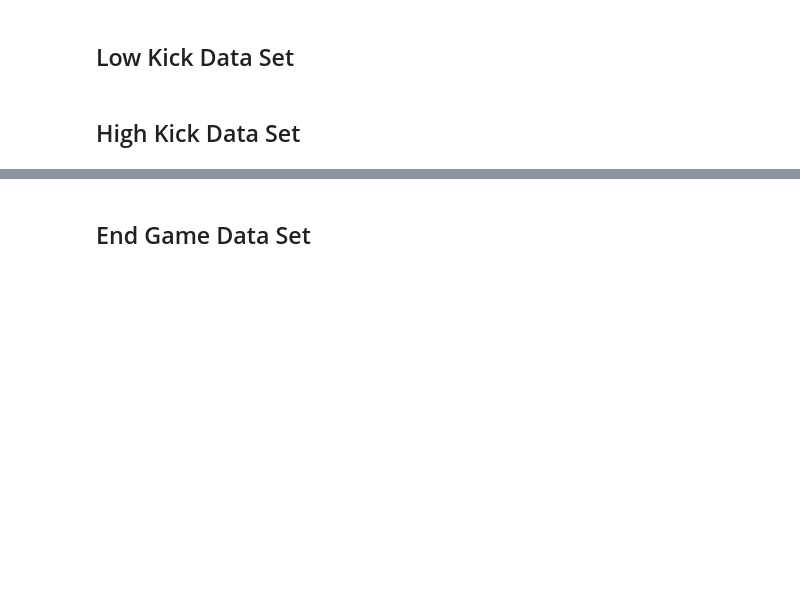
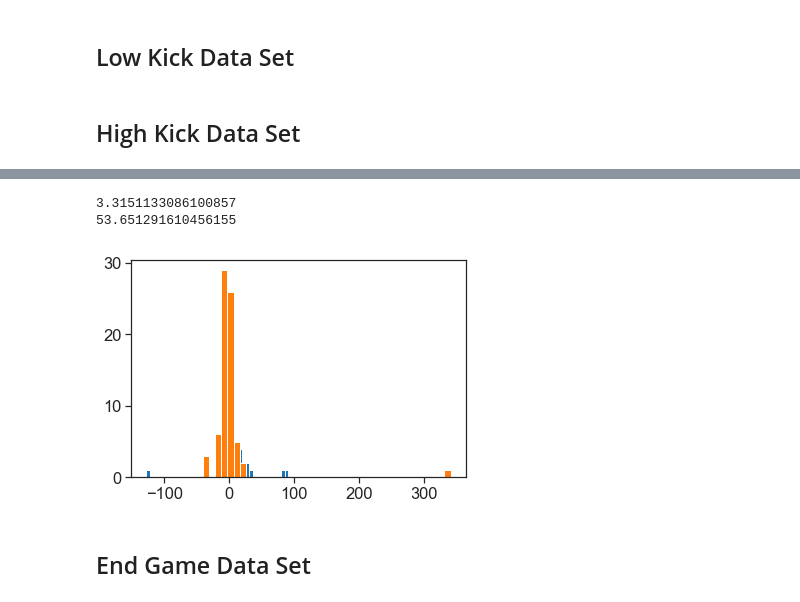
Before and after one commit to aetb/trfp, a Jupyter notebook: data_run_analysis.ipynb, the cells around one changed output, grey strips where cells are left out. Cells and saved outputs as stored; diff of their text form; code cells hidden in the pictures; blank space fills up the shorter version.

```diff
--- a/data_run_analysis.ipynb
+++ b/data_run_analysis.ipynb
@@ -103,3 +105,19 @@ print_df = print_df.sort_index(axis='columns')
+# %%
+def gaussian(x, A, x0, s): return A * np.exp(-(x-x0)**2/(2*s**2))
+
+m = 5
+
+out = plt.hist(sync_offsets_1[:,m-1], bins=40)
+counts = out[0]
+bins = (out[1][1:]+out[1][:-1])/2
+fit, _ = curve_fit(gaussian, bins, counts, p0=(20,-10,75))
+
+running_total = fit[2]**2/4 * np.mean(delta_time_1)
+weight = np.mean(delta_time_1)
+
+print np.sqrt(running_total/weight)
+print np.sqrt(running_total/weight)/61.79e6*1e9
+print np.sqrt(running_total/weight)/61.79e6*1e9/np.sqrt(72)
 # %%
 sns.set_style('darkgrid')
 
@@ -242,3 +275,34 @@ print_df = print_df.sort_index(axis='columns')
+# %%
+sync_offsets_1, delta_time_1 = helper.sync_offset_calc(tr_corr_df_1, tr_corr_df_2)
+sync_offsets_2, delta_time_2 = helper.sync_offset_calc(tr_corr_df_2, tr_corr_df_3)
+# %%
+def gaussian(x, A, x0, s): return A * np.exp(-(x-x0)**2/(2*s**2))
+
+m = 5
+
+out = plt.hist(sync_offsets_1[:,m-1], bins=40)
+counts = out[0]
+bins = (out[1][1:]+out[1][:-1])/2
+fit, _ = curve_fit(gaussian, bins, counts, p0=(20,-10,75))
+
+running_total = fit[2]**2/4 * np.mean(delta_time_1)
+weight = np.mean(delta_time_1)
+
+
+out = plt.hist(sync_offsets_2[:,m-1], bins=40)
+counts = out[0]
+bins = (out[1][1:]+out[1][:-1])/2
+fit, _ = curve_fit(gaussian, bins, counts, p0=(20,-10,75))
+
+running_total += fit[2]**2/4 * np.mean(delta_time_2)
+weight += np.mean(delta_time_2)
+
+print np.sqrt(running_total/weight)
+print np.sqrt(running_total/weight)/61.79e6*1e9
+# %% [output]
+3.3151133086100857
+53.651291610456155
+[figure, added]
 # %%
 sns.set_style('darkgrid')
 
```
Also changed, not shown: parts of 8 cells of this notebook, 1 other file.
